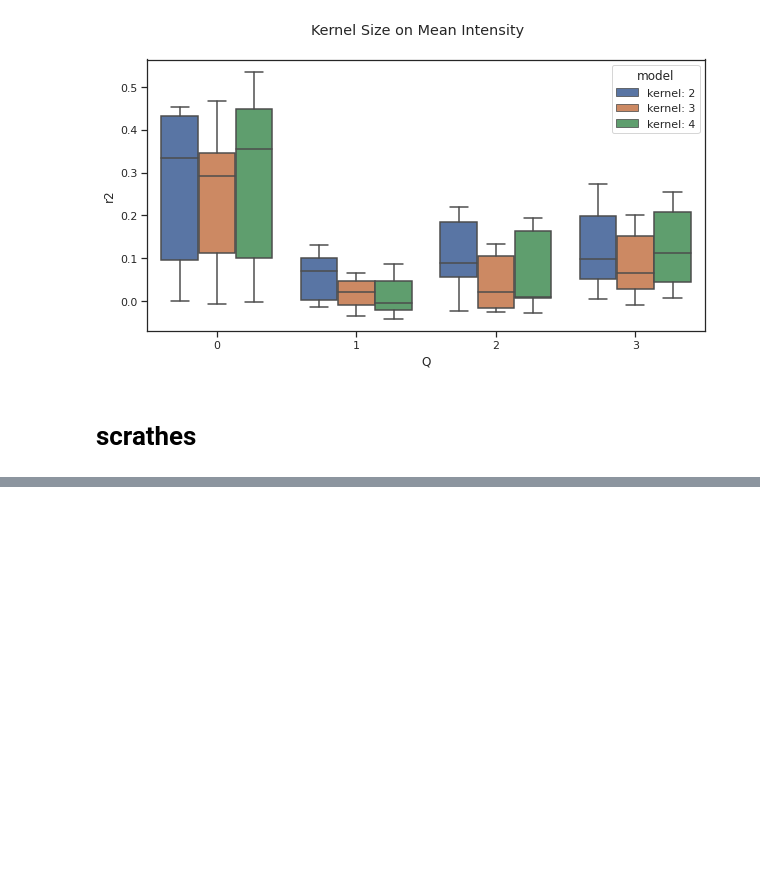
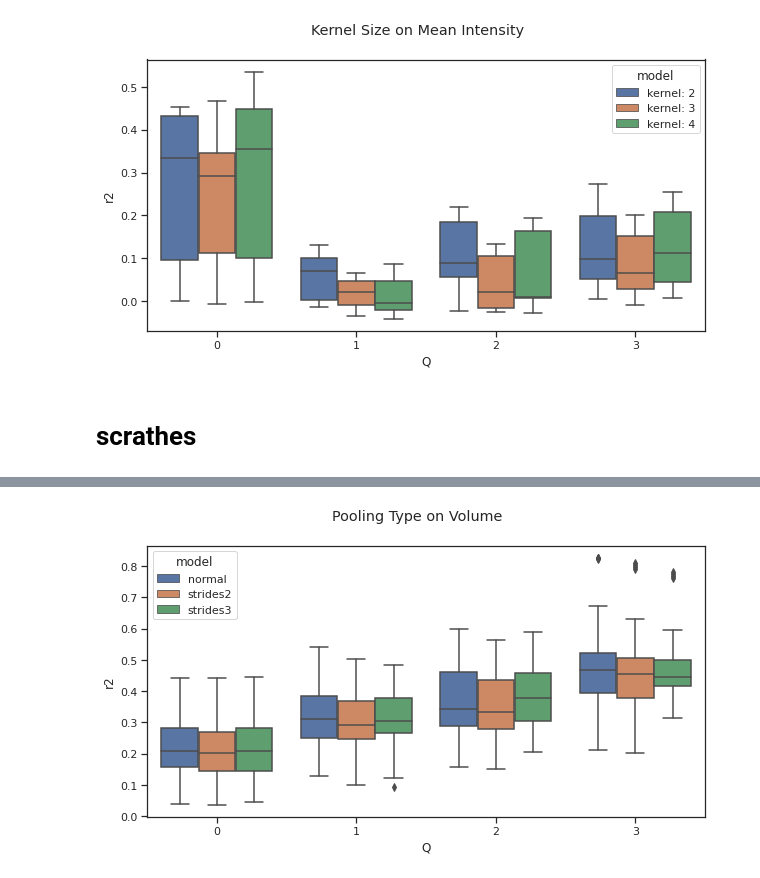
Before and after one commit to bramantyois/brain_idp_cnn, a Jupyter notebook: results/scratches.ipynb, the cells around one changed output, grey strips where cells are left out. Cells and saved outputs as stored; diff of their text form; code cells hidden in the pictures; blank space fills up the shorter version.

```diff
--- a/results/scratches.ipynb
+++ b/results/scratches.ipynb
@@ -167,0 +180,4 @@ sfcn_pyr_avg_qn= get_grouped_desc(desc_file, multi_r2, multi_mse)
+# %%
+a = boxplot([ sfcn_pyr_avg_qn, sfcn_strides_2, sfcn_strides_3], [ 'normal', 'strides2', 'strides3'], group='area', title='Pooling Type on Volume')
+# %% [output]
+[figure, added]
```
Also changed, not shown: parts of 43 cells of this notebook, 12 other files.
